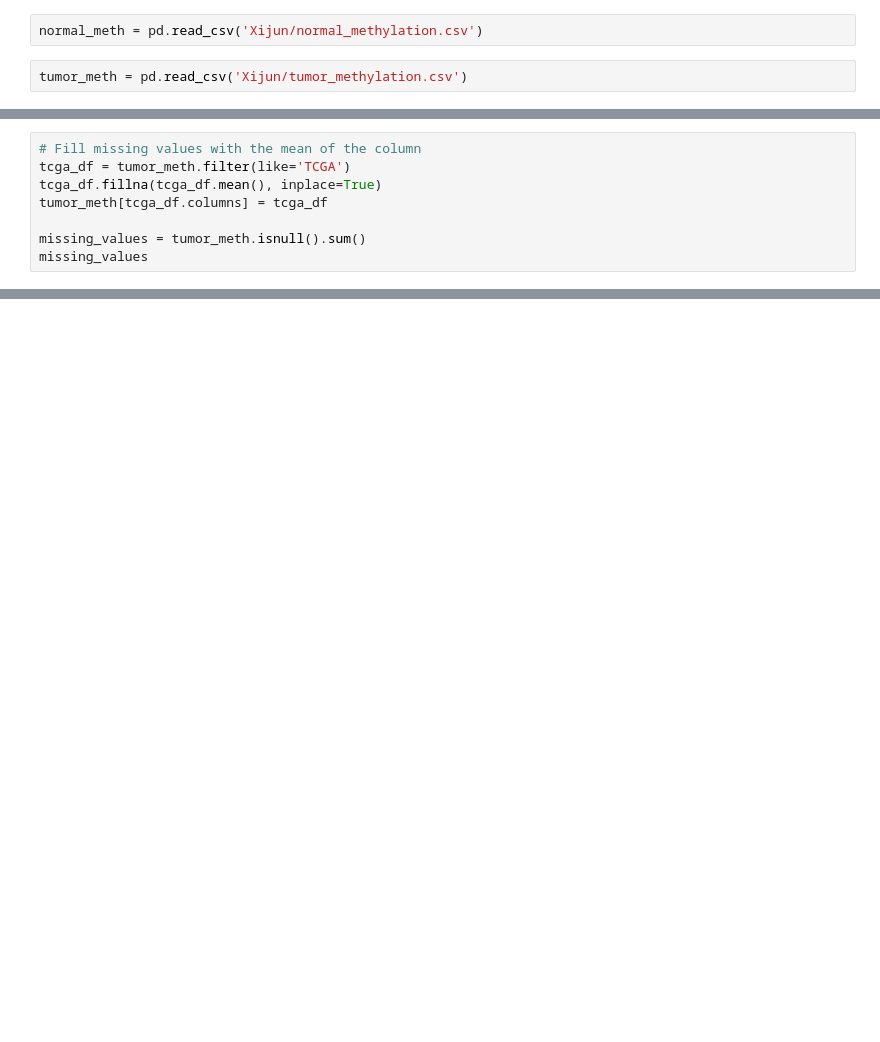
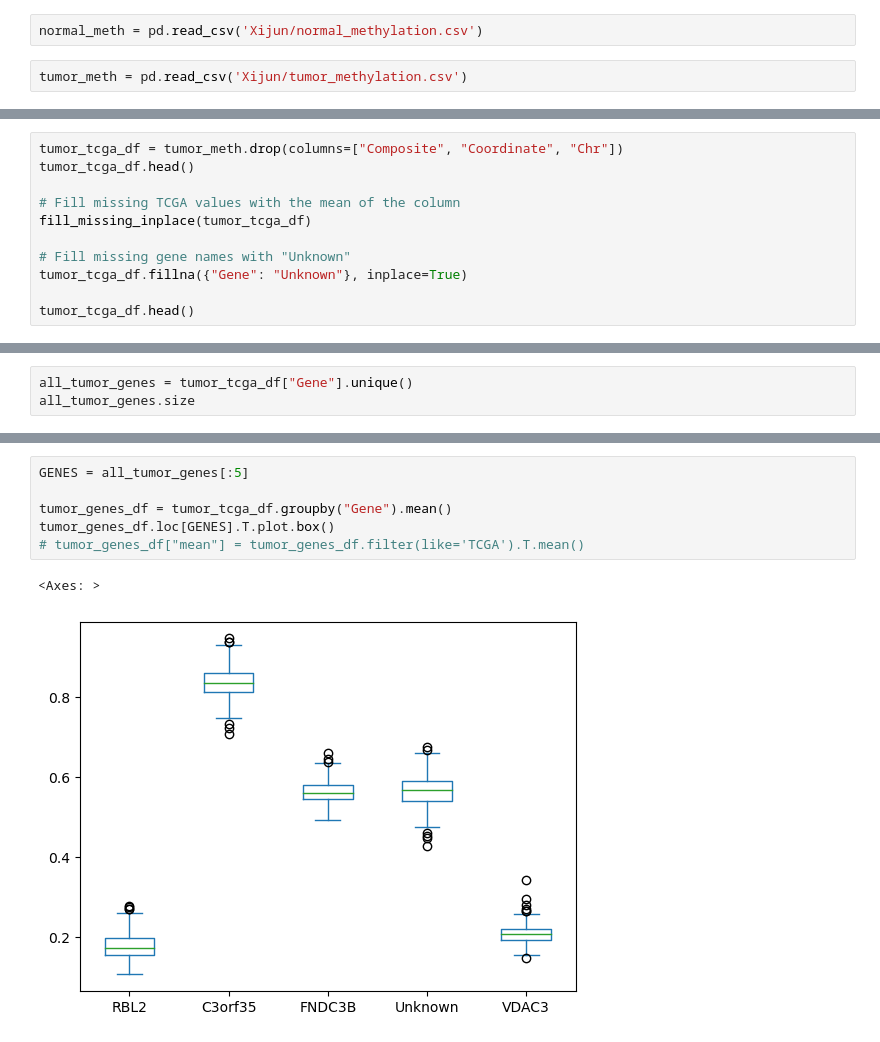
Before and after one commit to viola-dzianisava/Analysing-DNA-methylation-in-patients-with-colon-cancer, a Jupyter notebook: dis.ipynb, the cells around one changed output, grey strips where cells are left out. Saved outputs shown, nothing was run; the diff lists cells and outputs as text; blank space fills up the shorter version.

```diff
--- a/dis.ipynb
+++ b/dis.ipynb
@@ -74,8 +51,0 @@ tumor_meth.head()
-# %%
-# Fill missing values with the mean of the column
-tcga_df = tumor_meth.filter(like='TCGA')
-tcga_df.fillna(tcga_df.mean(), inplace=True)
-tumor_meth[tcga_df.columns] = tcga_df
-
-missing_values = tumor_meth.isnull().sum()
-missing_values
@@ -259,0 +141,11 @@ Name: mean, Length: 23334, dtype: float64
+# %%
+tumor_tcga_df = tumor_meth.drop(columns=["Composite", "Coordinate", "Chr"])
+tumor_tcga_df.head()
+
+# Fill missing TCGA values with the mean of the column
+fill_missing_inplace(tumor_tcga_df)
+
+# Fill missing gene names with "Unknown"
+tumor_tcga_df.fillna({"Gene": "Unknown"}, inplace=True)
+
+tumor_tcga_df.head()
@@ -259,0 +166,3 @@ Name: mean, Length: 23334, dtype: float64
+# %%
+all_tumor_genes = tumor_tcga_df["Gene"].unique()
+all_tumor_genes.size
@@ -259,0 +185,9 @@ Name: mean, Length: 23334, dtype: float64
+# %%
+GENES = all_tumor_genes[:5]
+
+tumor_genes_df = tumor_tcga_df.groupby("Gene").mean()
+tumor_genes_df.loc[GENES].T.plot.box()
+# tumor_genes_df["mean"] = tumor_genes_df.filter(like='TCGA').T.mean()
+# %% [output]
+<Axes: >
+[figure, added]
```
Also changed, not shown: parts of 72 cells of this notebook.
